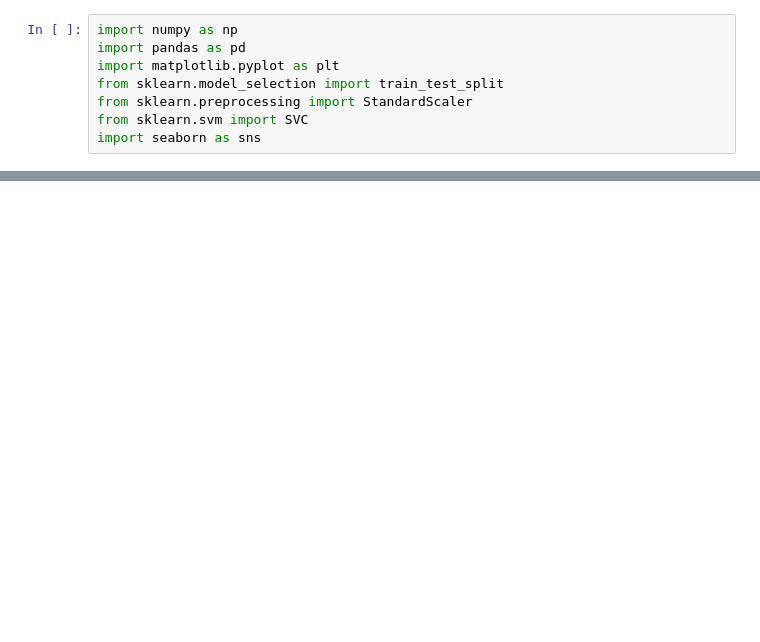
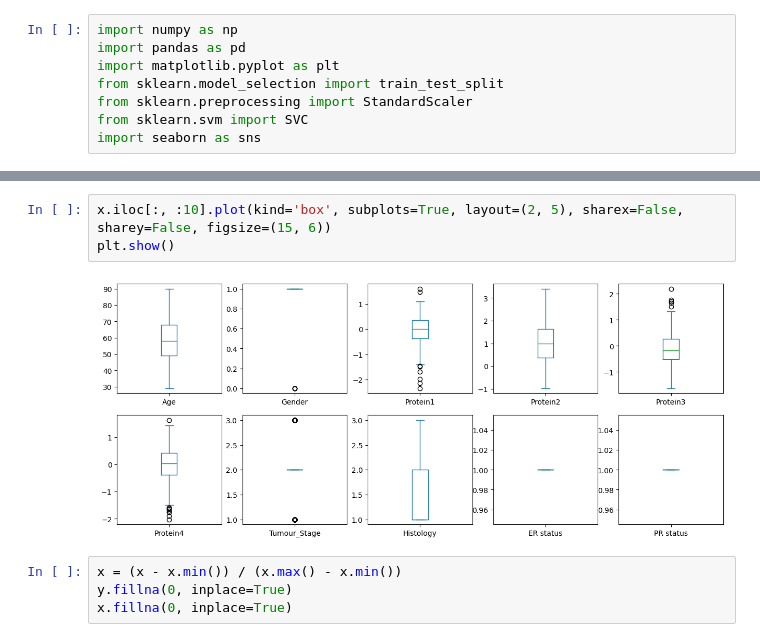
Before and after one commit to 2303A52046/AIML_2303A52046, a Jupyter notebook: 2303A52046(AIML_07).ipynb, the cells around one changed output, grey strips where cells are left out. Drawn from its saved outputs; the diff is of its cells as text; blank space fills up the shorter version.

```diff
--- a/2303A52046(AIML_07).ipynb
+++ b/2303A52046(AIML_07).ipynb
@@ -153,0 +115,9 @@ print(classification_rep)
+# %%
+x.iloc[:, :10].plot(kind='box', subplots=True, layout=(2, 5), sharex=False, sharey=False, figsize=(15, 6))
+plt.show()
+# %% [output]
+[figure, added]
+# %%
+x = (x - x.min()) / (x.max() - x.min())
+y.fillna(0, inplace=True)
+x.fillna(0, inplace=True)
```
Also changed, not shown: parts of 29 cells of this notebook.
